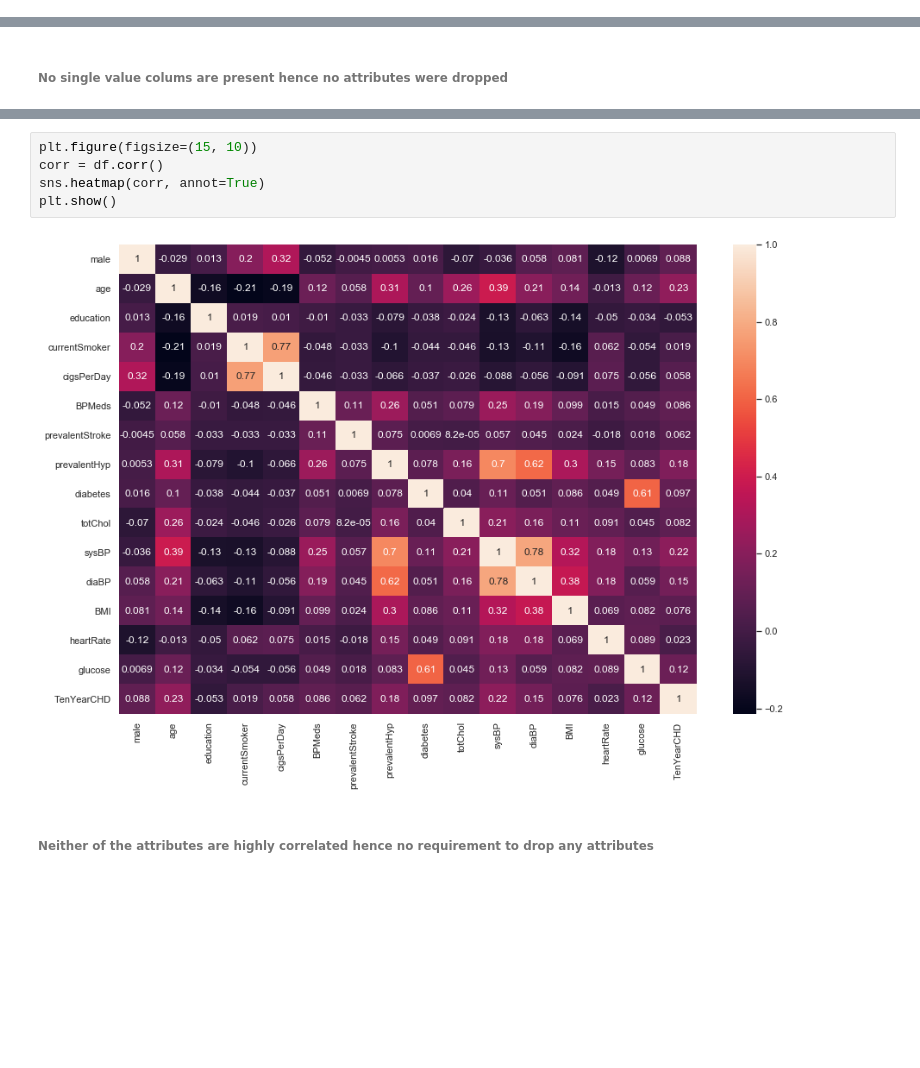
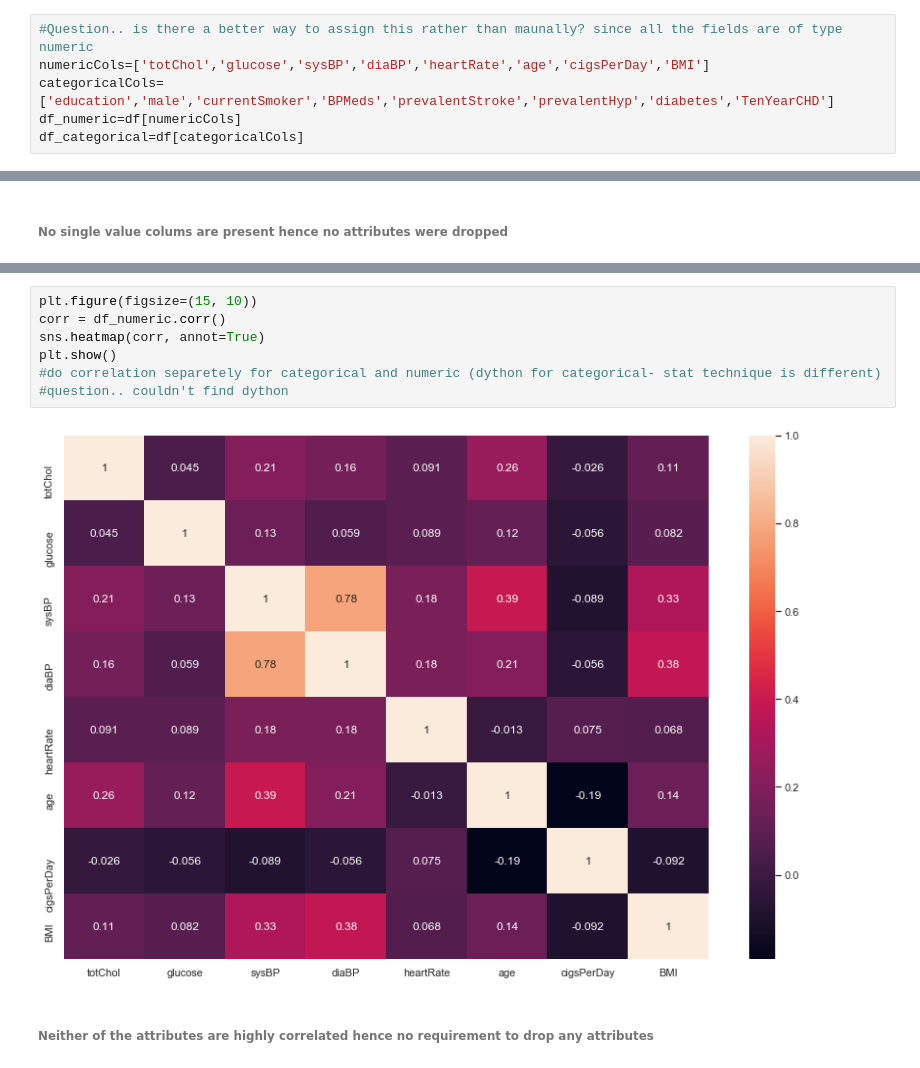
Before and after one commit to bitspilanigroup2/heartdisease, a Jupyter notebook: notebooks/1.0-lalitha-initial-data-exploration.ipynb, the cells around one changed output, grey strips where cells are left out. Cells and saved outputs as stored; diff of their text form; blank space fills up the shorter version.

```diff
--- a/notebooks/1.0-lalitha-initial-data-exploration.ipynb
+++ b/notebooks/1.0-lalitha-initial-data-exploration.ipynb
@@ -233,2 +302,8 @@ Name: diabetes, dtype: int64
+# %%
+#Question.. is there a better way to assign this rather than maunally? since all the fields are of type numeric
+numericCols=['totChol','glucose','sysBP','diaBP','heartRate','age','cigsPerDay','BMI']
+categoricalCols=['education','male','currentSmoker','BPMeds','prevalentStroke','prevalentHyp','diabetes','TenYearCHD']
+df_numeric=df[numericCols]
+df_categorical=df[categoricalCols]
 # %%
 #Performing mean imputation on the fields that have nulls
@@ -371,11 +445,13 @@ corr_col = correlation(df,0.9)
 set()
 # %%
 plt.figure(figsize=(15, 10))
-corr = df.corr()
+corr = df_numeric.corr()
 sns.heatmap(corr, annot=True)
 plt.show()
+#do correlation separetely for categorical and numeric (dython for categorical- stat technique is different)
+#question.. couldn't find dython
 # %% [output]
-[figure, old version]
+[figure, new version]
 # %% [markdown]
 ###### Neither of the attributes are highly correlated hence no requirement to drop any attributes
 # %%
```
Also changed, not shown: parts of 25 cells of this notebook.
